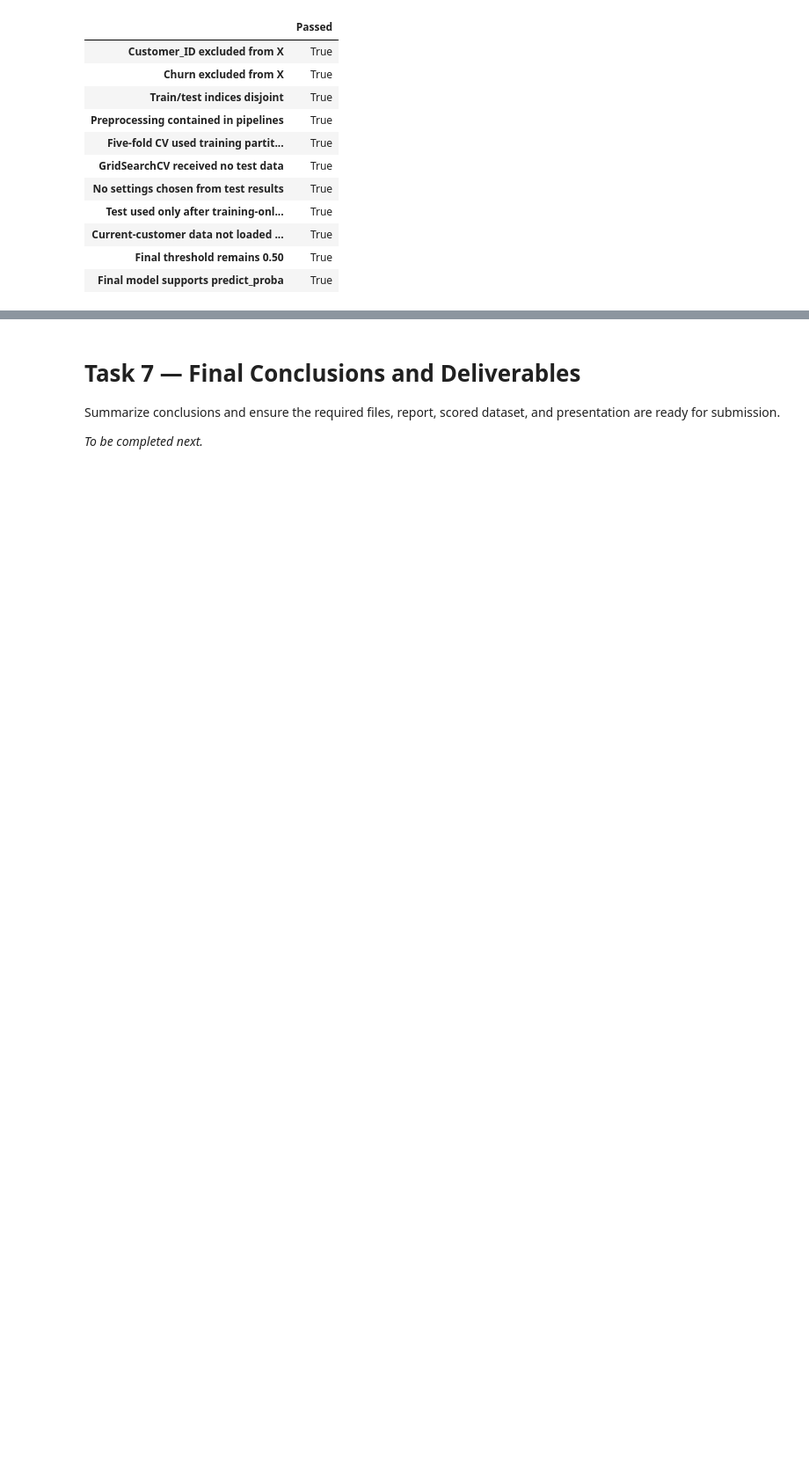
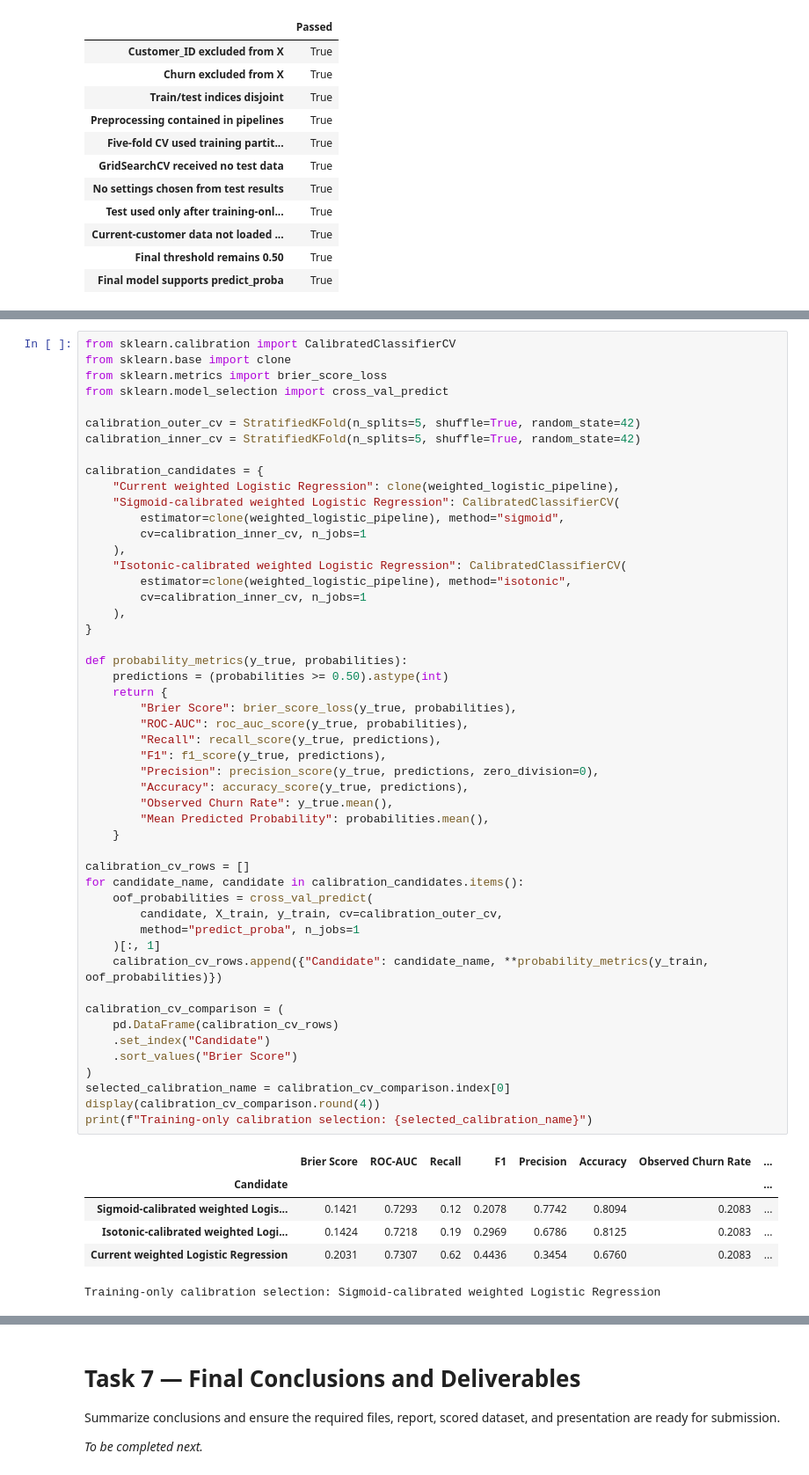
Before and after one commit to HaneenDahbour/novamart-customer-retention, a Jupyter notebook: NovaMart_Final_Project.ipynb, the cells around one changed output, grey strips where cells are left out. Shown at 88% size. Drawn from its saved outputs; the diff is of its cells as text; blank space fills up the shorter version.

```diff
--- a/NovaMart_Final_Project.ipynb
+++ b/NovaMart_Final_Project.ipynb
@@ -1736,0 +1731,57 @@ Score current customers, calculate financial value and expected benefit, create
+# %%
+from sklearn.calibration import CalibratedClassifierCV
+from sklearn.base import clone
+from sklearn.metrics import brier_score_loss
+from sklearn.model_selection import cross_val_predict
+
+calibration_outer_cv = StratifiedKFold(n_splits=5, shuffle=True, random_state=42)
+calibration_inner_cv = StratifiedKFold(n_splits=5, shuffle=True, random_state=42)
+
+calibration_candidates = {
+    "Current weighted Logistic Regression": clone(weighted_logistic_pipeline),
+    "Sigmoid-calibrated weighted Logistic Regression": CalibratedClassifierCV(
+        estimator=clone(weighted_logistic_pipeline), method="sigmoid",
+        cv=calibration_inner_cv, n_jobs=1
+    ),
+    "Isotonic-calibrated weighted Logistic Regression": CalibratedClassifierCV(
+        estimator=clone(weighted_logistic_pipeline), method="isotonic",
+        cv=calibration_inner_cv, n_jobs=1
+    ),
+}
+
+def probability_metrics(y_true, probabilities):
+    predictions = (probabilities >= 0.50).astype(int)
+    return {
+        "Brier Score": brier_score_loss(y_true, probabilities),
+        "ROC-AUC": roc_auc_score(y_true, probabilities),
+        "Recall": recall_score(y_true, predictions),
+        "F1": f1_score(y_true, predictions),
+        "Precision": precision_score(y_true, predictions, zero_division=0),
+        "Accuracy": accuracy_score(y_true, predictions),
+        "Observed Churn Rate": y_true.mean(),
+        "Mean Predicted Probability": probabilities.mean(),
+    }
+
+calibration_cv_rows = []
+for candidate_name, candidate in calibration_candidates.items():
+    oof_probabilities = cross_val_predict(
+        candidate, X_train, y_train, cv=calibration_outer_cv,
+        method="predict_proba", n_jobs=1
+    )[:, 1]
+    calibration_cv_rows.append({"Candidate": candidate_name, **probability_metrics(y_train, oof_probabilities)})
+
+calibration_cv_comparison = (
+    pd.DataFrame(calibration_cv_rows)
+    .set_index("Candidate")
+    .sort_values("Brier Score")
+)
+selected_calibration_name = calibration_cv_comparison.index[0]
+display(calibration_cv_comparison.round(4))
+print(f"Training-only calibration selection: {selected_calibration_name}")
+# %% [output]
+|  | Brier Score | ROC-AUC | Recall | F1 | Precision | Accuracy | Observed Churn Rate | ... |
+| Candidate |  |  |  |  |  |  |  | ... |
+| Sigmoid-calibrated weighted Logis... | 0.1421 | 0.7293 | 0.12 | 0.2078 | 0.7742 | 0.8094 | 0.2083 | ... |
+| Isotonic-calibrated weighted Logi... | 0.1424 | 0.7218 | 0.19 | 0.2969 | 0.6786 | 0.8125 | 0.2083 | ... |
+| Current weighted Logistic Regression | 0.2031 | 0.7307 | 0.62 | 0.4436 | 0.3454 | 0.6760 | 0.2083 | ... |
+Training-only calibration selection: Sigmoid-calibrated weighted Logistic Regression
```
Also changed, not shown: parts of 54 cells of this notebook, 4 other files.
